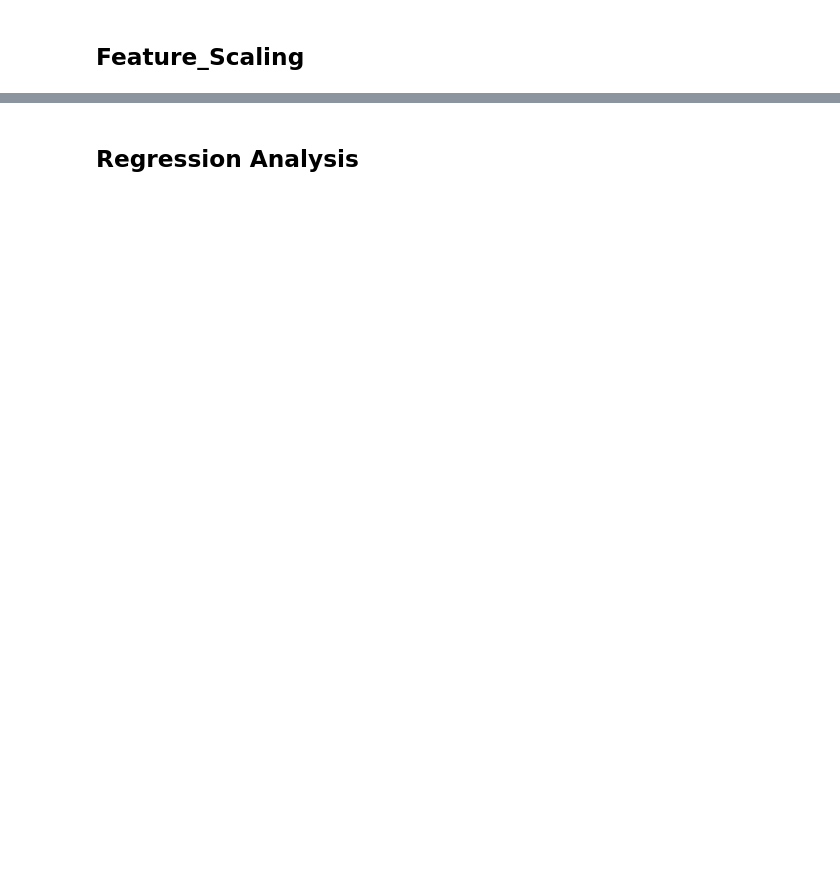
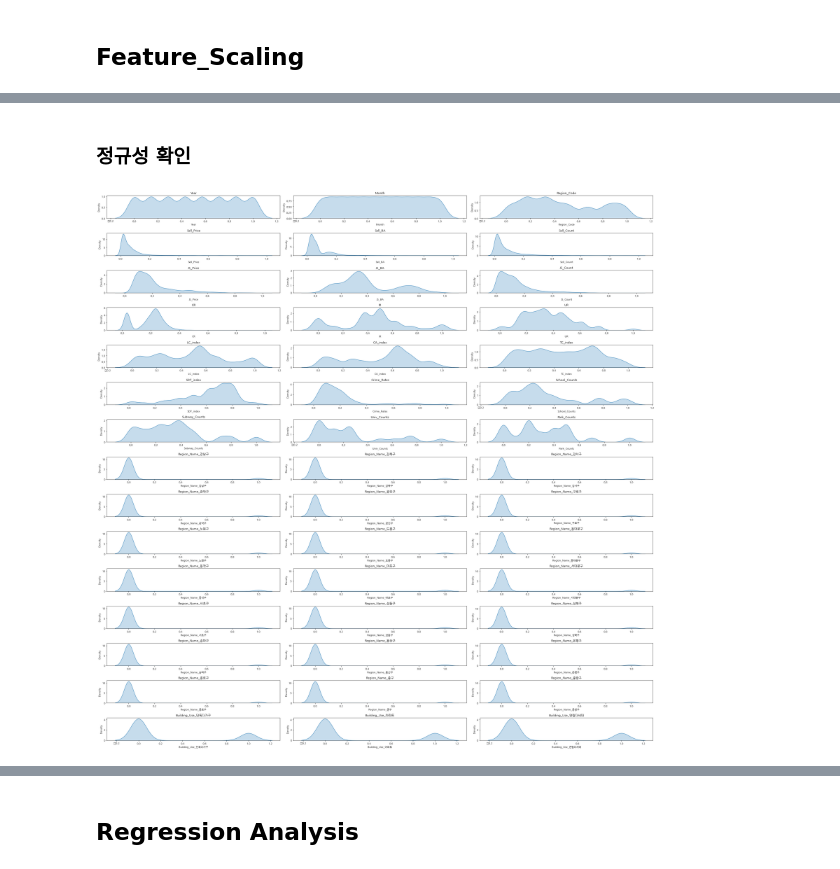
Before and after one commit to HSYhrae/team3_semi_project, a Jupyter notebook: Regression_analysis_scipy.ipynb, the cells around one changed output, grey strips where cells are left out. Drawn from its saved outputs; the diff is of its cells as text; code cells hidden in the pictures; blank space fills up the shorter version.

```diff
--- a/Regression_analysis_scipy.ipynb
+++ b/Regression_analysis_scipy.ipynb
@@ -136,0 +235,22 @@ X_scaled = scaler.fit_transform(X)
+# %% [markdown]
+### 정규성 확인
+# %%
+count = len(df_encoded.columns) - 1
+col = 3
+
+fig, ax = plt.subplots(nrows=math.ceil(count / col), ncols=col, figsize=(30, 30))
+ax = ax.ravel()  # 2D 배열을 1D 배열로 평탄화
+
+for i, column in enumerate(df_encoded.columns):
+    if i < len(ax):  # 인덱스가 배열 크기를 벗어나지 않도록 확인
+        sns.kdeplot(data=df_encoded[column], ax=ax[i], shade=True)
+        ax[i].set_title(column)
+
+# 남은 subplot 비우기
+for i in range(len(df_encoded.columns), len(ax)):
+    fig.delaxes(ax[i])
+
+plt.tight_layout()
+plt.show()
+# %% [output]
+[figure, added]
```
Also changed, not shown: parts of 43 cells of this notebook, 7 other files.
